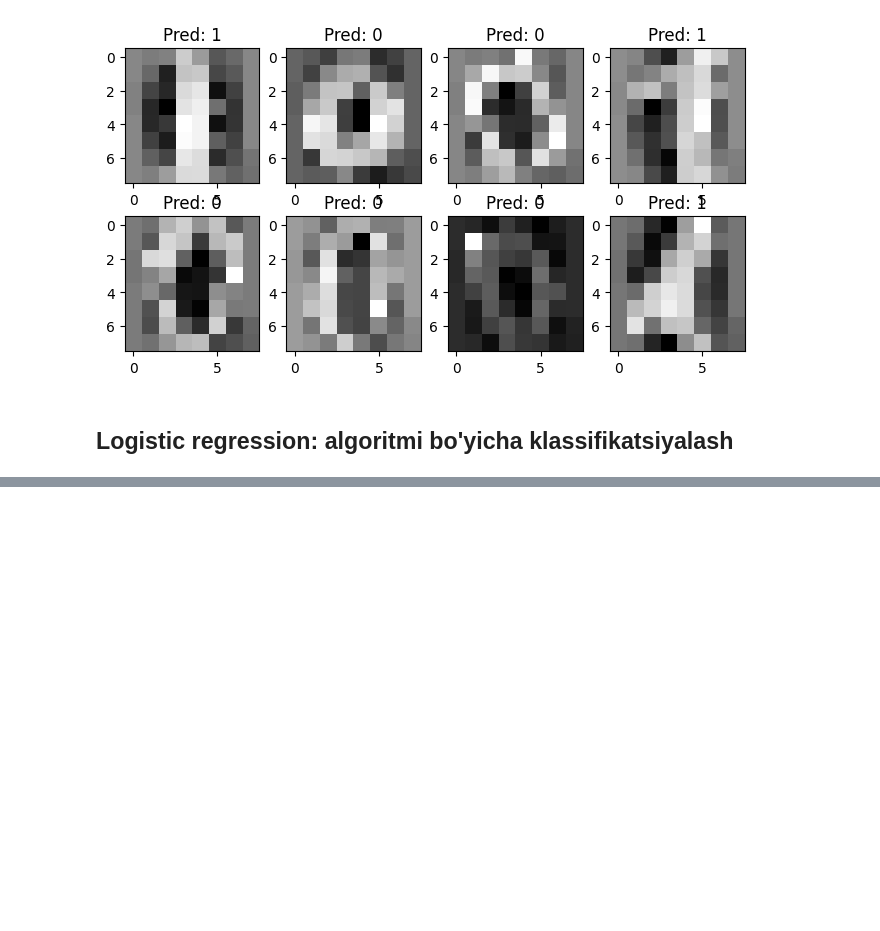
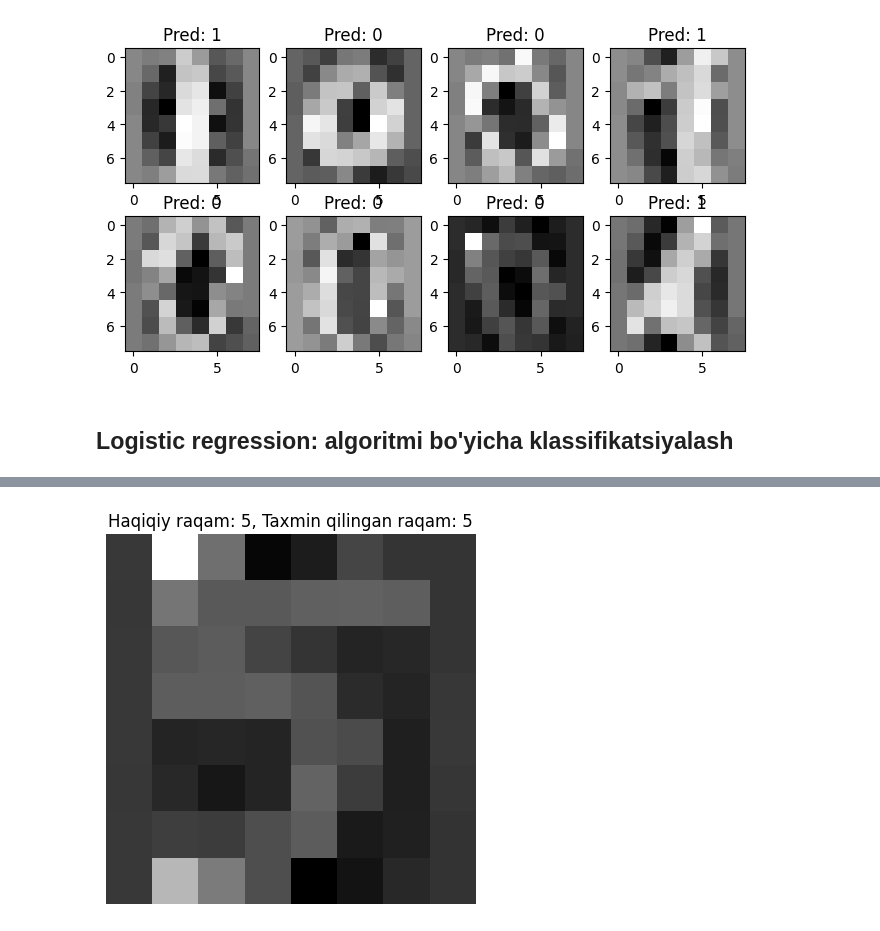
Before and after one commit to fartech00/Prompt-refining, a Jupyter notebook: TAFU_KNN.ipynb, the cells around one changed output, grey strips where cells are left out. Cells and saved outputs as stored; diff of their text form; code cells hidden in the pictures; blank space fills up the shorter version.

```diff
--- a/TAFU_KNN.ipynb
+++ b/TAFU_KNN.ipynb
@@ -271,0 +409,15 @@ plt.show()
+# %%
+# Random test
+rand_index = np.random.randint(0, len(X_test))
+
+# Test image
+plt.imshow(X_test[rand_index].reshape(8, 8), cmap='gray')
+
+# Prediction
+pred = logreg.predict([X_test[rand_index]])[0]
+
+plt.title(f"Haqiqiy raqam: {y_test[rand_index]}, Taxmin qilingan raqam: {pred}")
+plt.axis('off')
+plt.show()
+# %% [output]
+[figure, added]
```
Also changed, not shown: parts of 11 cells of this notebook.
